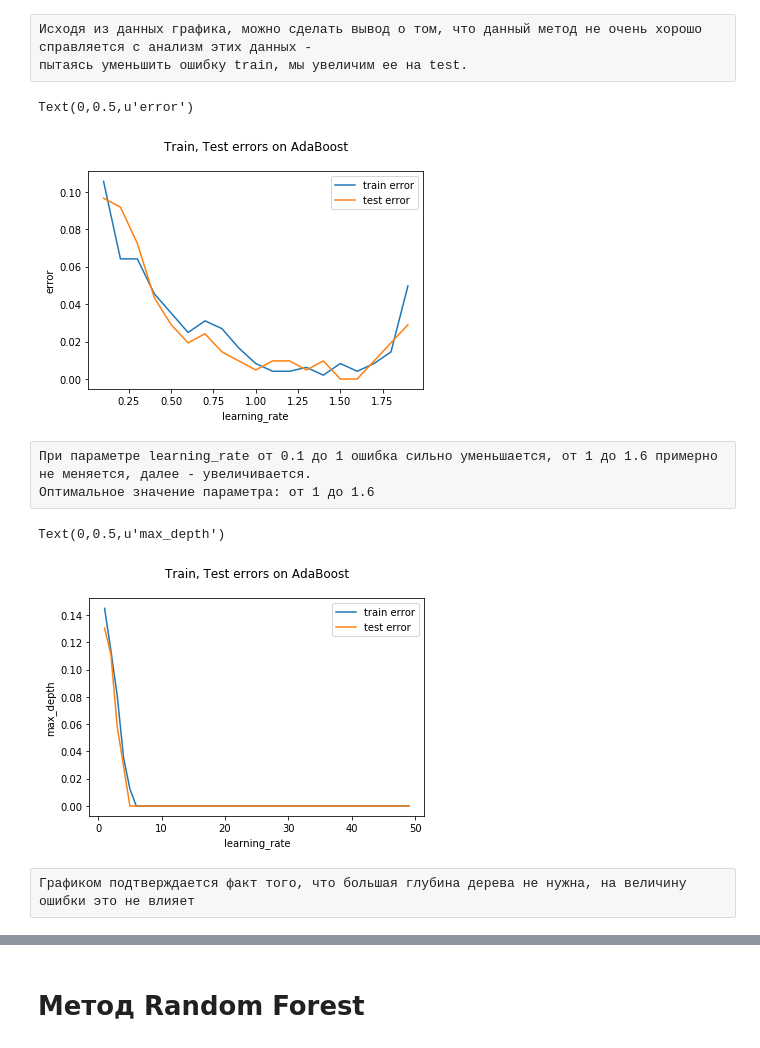
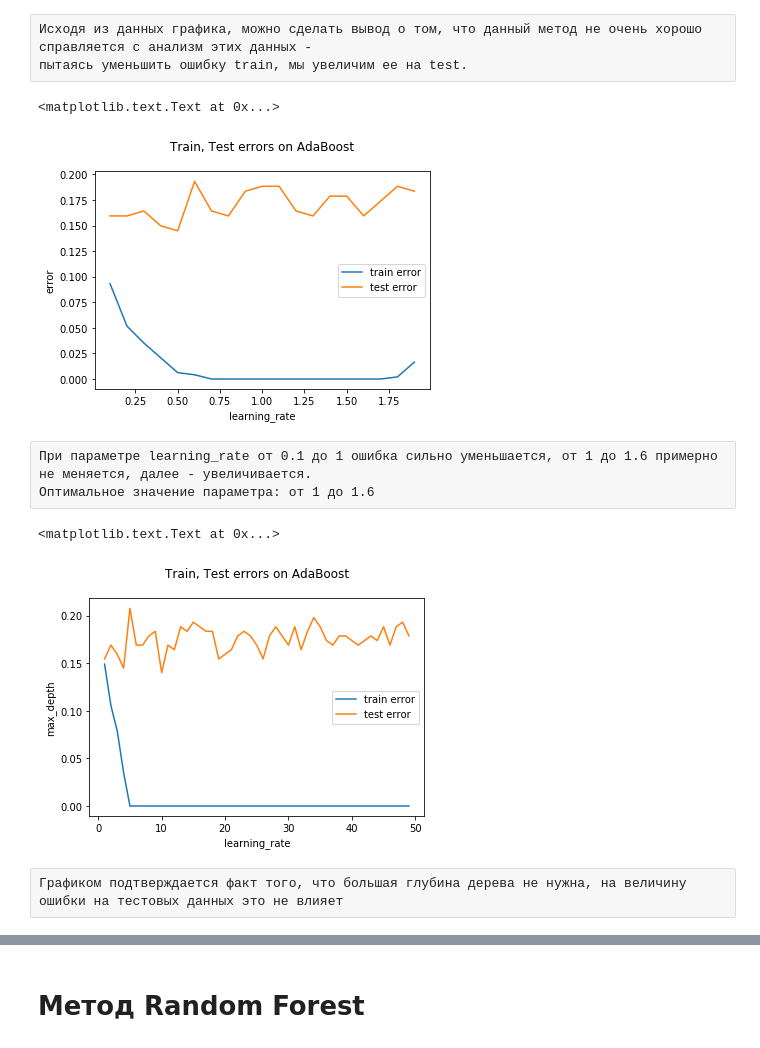
Before and after one commit to helga-derz/forestfire_analysis, a Jupyter notebook: credit_analysis/analysis_credit.ipynb, the cells around one changed output, grey strips where cells are left out. Saved outputs shown, nothing was run; the diff lists cells and outputs as text; code cells hidden in the pictures.

```diff
--- a/credit_analysis/analysis_credit.ipynb
+++ b/credit_analysis/analysis_credit.ipynb
@@ -1377,24 +1399,24 @@ Text(0,0.5,u'error')
 # %%
 l_r = np.arange(0.1,2, 0.1)
 
 train_error = []
 test_error = []
 for l in l_r:
     ada = ensemble.AdaBoostClassifier(learning_rate = l, base_estimator=tree.DecisionTreeClassifier(max_depth=2))
-    ada.fit(X, y)
+    ada.fit(X_train, y_train)
     train_error.append(np.mean(y_train != ada.predict(X_train)))
     test_error.append(np.mean(y_test  != ada.predict(X_test)))
 
 
 plt.plot(l_r, train_error, label = 'train error')
 plt.plot(l_r, test_error, label = 'test error')
 plt.legend()
 plt.title('Train, Test errors on AdaBoost\n')
 plt.xlabel('learning_rate')
 plt.ylabel('error')
 # %% [output]
-Text(0,0.5,u'error')
+<matplotlib.text.Text at 0x...>
-[figure, old version]
+[figure, new version]
 # %% [raw]
 При параметре learning_rate от 0.1 до 1 ошибка сильно уменьшается, от 1 до 1.6 примерно не меняется, далее - увеличивается.
 Оптимальное значение параметра: от 1 до 1.6
@@ -1405,7 +1427,7 @@ train_error = []
 test_error = []
 for m in m_h:
     ada = ensemble.AdaBoostClassifier(n_estimators = 5, base_estimator=tree.DecisionTreeClassifier(max_depth=m))
-    ada.fit(X, y)
+    ada.fit(X_train, y_train)
     train_error.append(np.mean(y_train != ada.predict(X_train)))
     test_error.append(np.mean(y_test  != ada.predict(X_test)))
 
@@ -1417,7 +1439,7 @@ plt.title('Train, Test errors on AdaBoost\n')
 plt.xlabel('learning_rate')
 plt.ylabel('max_depth')
 # %% [output]
-Text(0,0.5,u'max_depth')
+<matplotlib.text.Text at 0x...>
-[figure, old version]
+[figure, new version]
 # %% [raw]
-Графиком подтверждается факт того, что большая глубина дерева не нужна, на величину ошибки это не влияет
+Графиком подтверждается факт того, что большая глубина дерева не нужна, на величину ошибки на тестовых данных это не влияет
```
Also changed, not shown: parts of 37 cells of this notebook.
